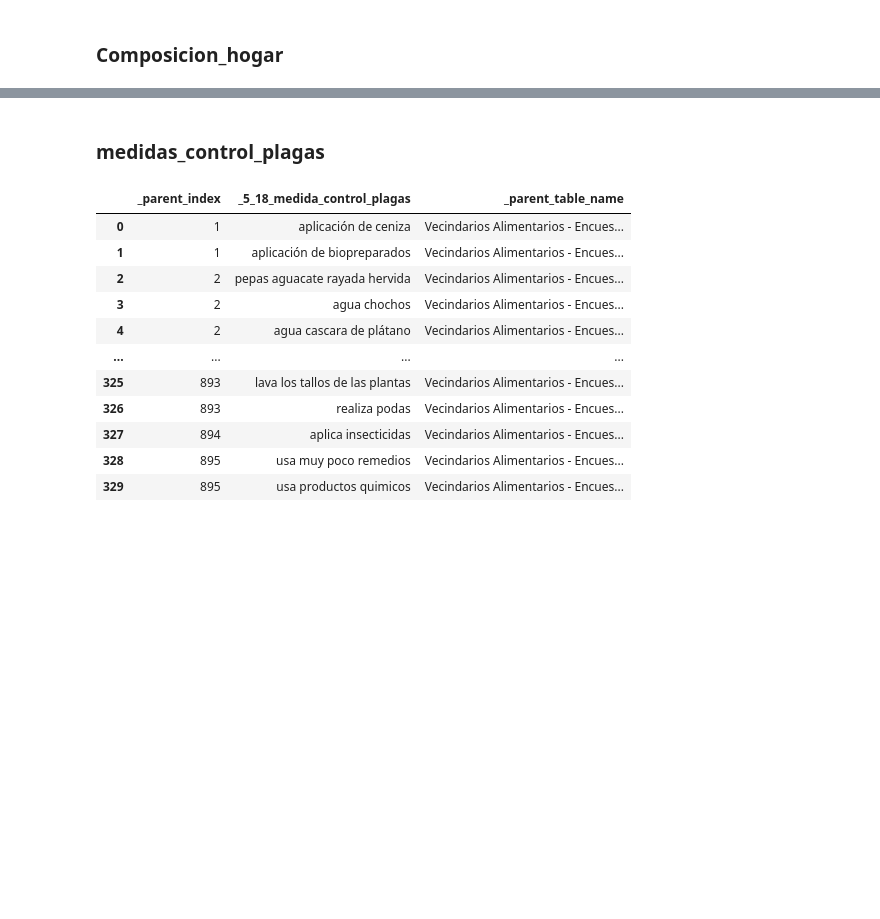
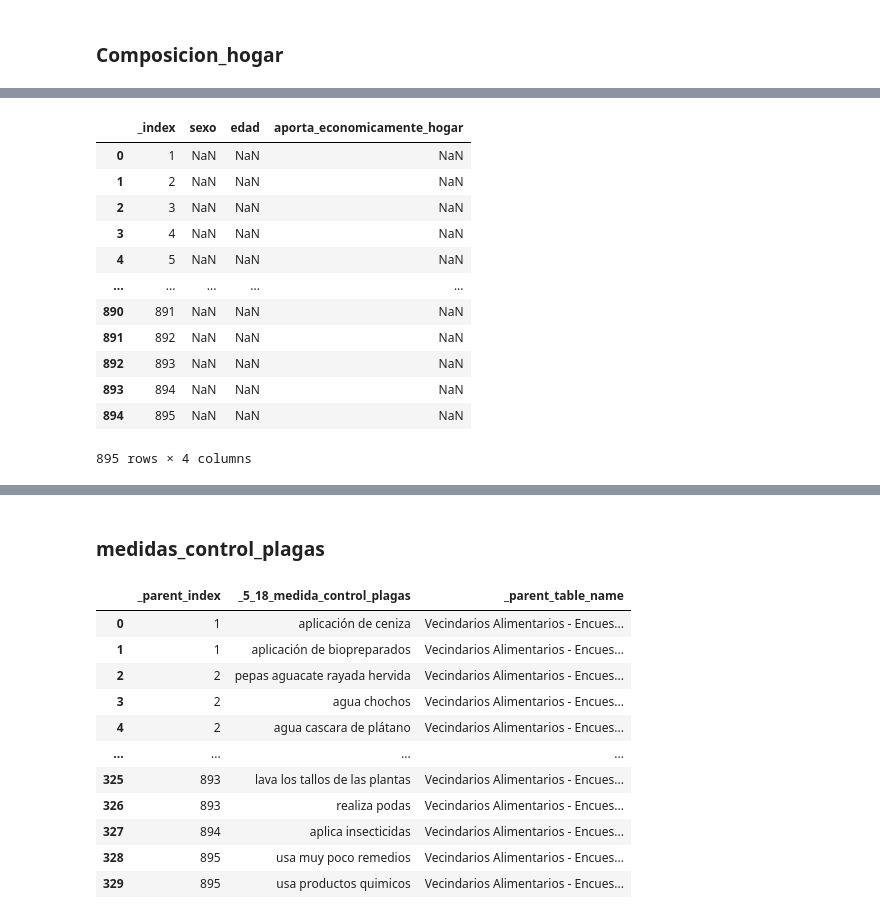
Before and after one commit to Claudio9701/proyecto-foodhub-lima, a Jupyter notebook: Limpieza_datos_agrupaciones.ipynb, the cells around one changed output, grey strips where cells are left out. Drawn from its saved outputs; the diff is of its cells as text; code cells hidden in the pictures; blank space fills up the shorter version.

```diff
--- a/Limpieza_datos_agrupaciones.ipynb
+++ b/Limpieza_datos_agrupaciones.ipynb
@@ -66,3 +84,19 @@ df_ = composicion_hogar.loc[composicion_hogar['miembro_parentesco']=='el_entrevi
 # %%
 df__ = vecindarios.loc[:,['_index','sexo','edad','aporta_economicamente_hogar']].reset_index(drop=True)
+# %%
+df__
+# %% [output]
+|  | _index | sexo | edad | aporta_economicamente_hogar |
+| 0 | 1 | NaN | NaN | NaN |
+| 1 | 2 | NaN | NaN | NaN |
+| 2 | 3 | NaN | NaN | NaN |
+| 3 | 4 | NaN | NaN | NaN |
+| 4 | 5 | NaN | NaN | NaN |
+| ... | ... | ... | ... | ... |
+| 890 | 891 | NaN | NaN | NaN |
+| 891 | 892 | NaN | NaN | NaN |
+| 892 | 893 | NaN | NaN | NaN |
+| 893 | 894 | NaN | NaN | NaN |
+| 894 | 895 | NaN | NaN | NaN |
+895 rows × 4 columns
 # %%
```
Also changed, not shown: parts of 61 cells of this notebook.
